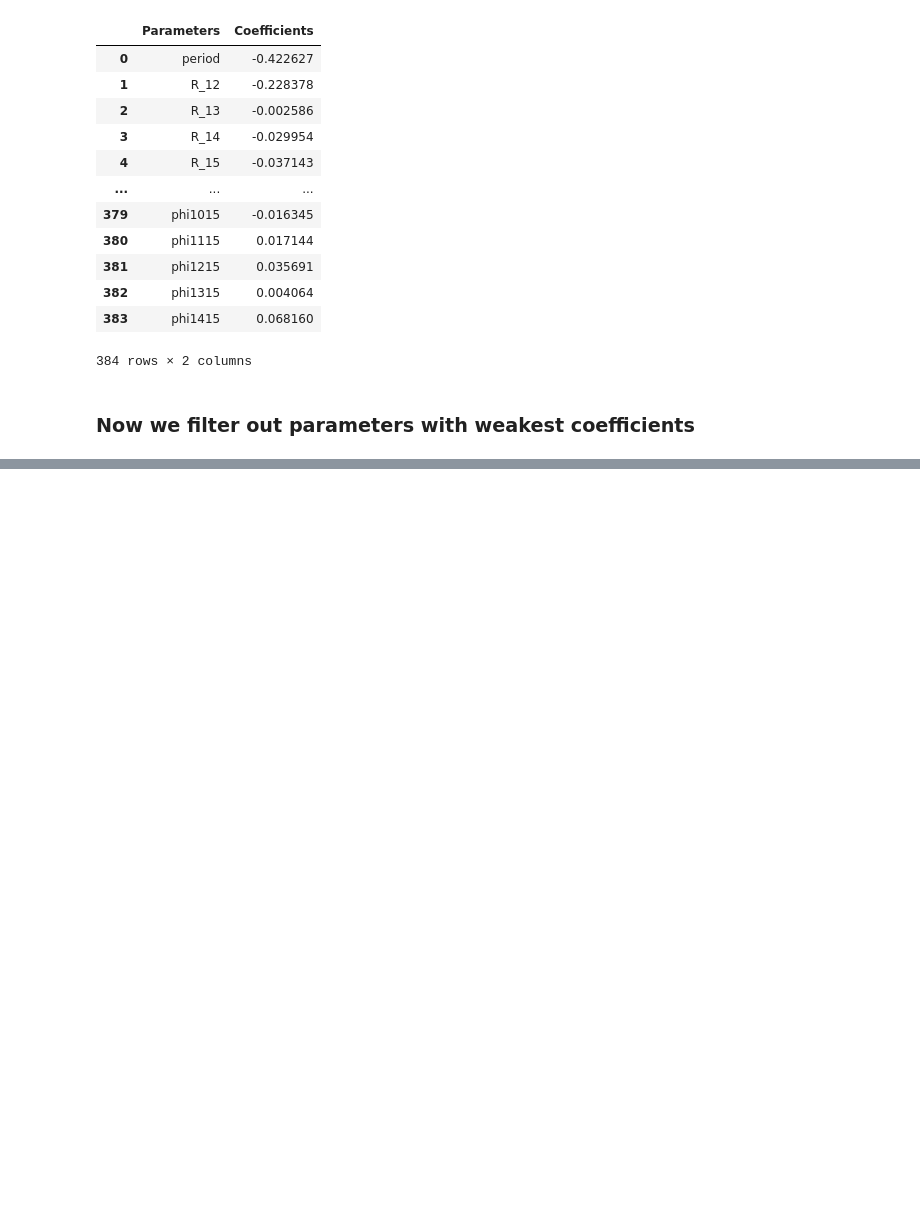
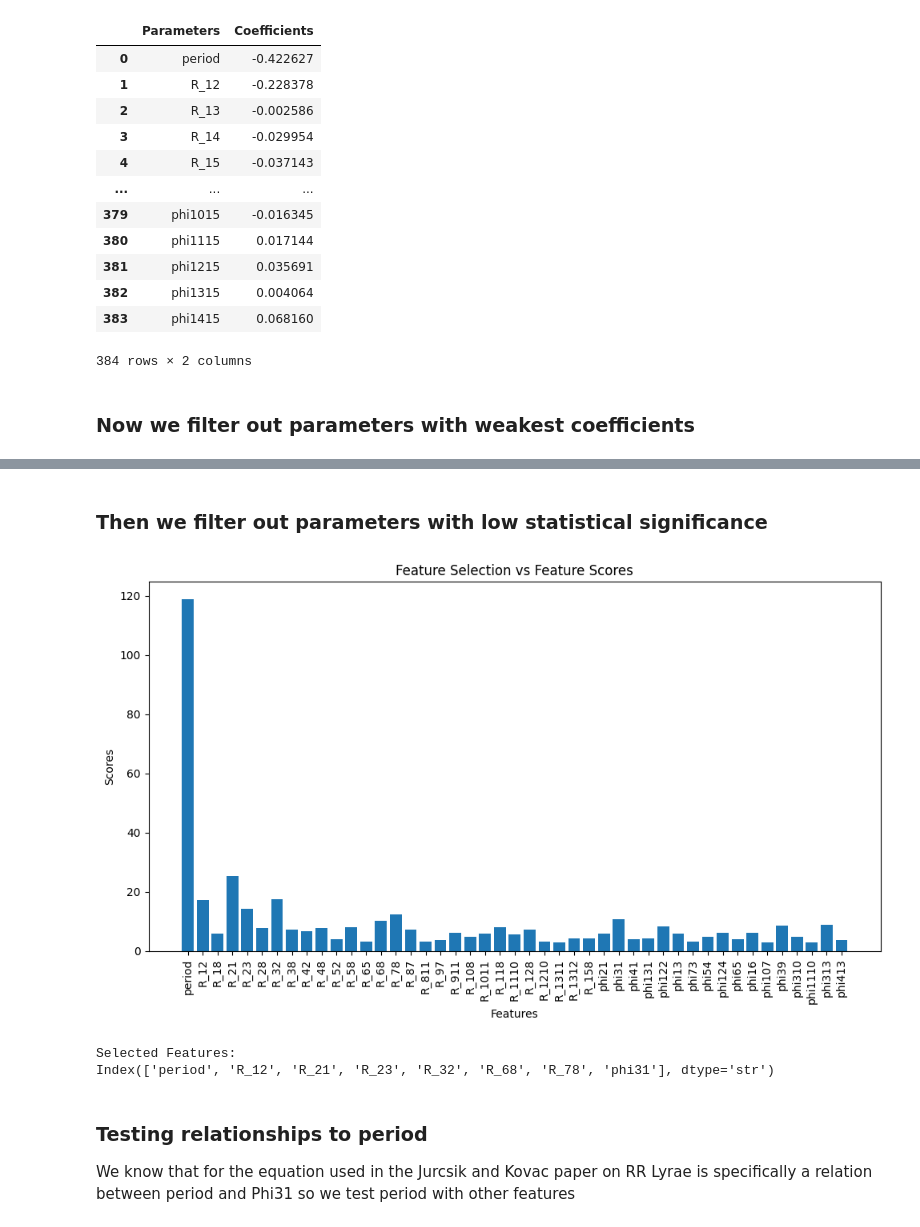
Before and after one commit to handle1337/blink, a Jupyter notebook: notebooks/blink.ipynb, the cells around one changed output, grey strips where cells are left out. Cells and saved outputs as stored; diff of their text form; code cells hidden in the pictures; blank space fills up the shorter version.

```diff
--- a/notebooks/blink.ipynb
+++ b/notebooks/blink.ipynb
@@ -317,13 +319,13 @@ coef_df
 ### Now we filter out parameters with weakest coefficients
 # %%
 param_filter = []
-
-for i, row in coef_df.iterrows():
-    greater = abs(row["Coefficients"])> 0.18
-
-    if greater:
-        param_filter.append(row["Parameters"])
-        print(row["Parameters"],row["Coefficients"])
+def filter_params(coefficients: pd.DataFrame, filter_list: list, threshold: float):
+    for i, row in coefficients.iterrows():
+        greater = abs(row["Coefficients"])> threshold
+        if greater:
+            param_filter.append(row["Parameters"])
+            print(row["Parameters"],row["Coefficients"])
+filter_params(coef_df,param_filter, .1)
 # %% [output]
 period -0.42262719377997365
 R_12 -0.22837835645795926
@@ -335,0 +347,37 @@ phi31 0.18683402249604403
+# %% [markdown]
+### Then we filter out parameters with low statistical significance
+# %%
+from sklearn.feature_selection import SelectKBest, f_regression
+
+X = test_df.filter(param_filter)
+y = jk_df["metallicity"]
+
+
+# measures P values along with F values for stat significance
+feature_selector = SelectKBest(score_func=f_regression, k=8)
+X_new = feature_selector.fit_transform(X, y)
+
+
+selected_indices = feature_selector.get_support(indices=True)
+selected_features = X.columns[selected_indices]
+
+scores = feature_selector.scores_
+
+plt.figure(figsize=(10, 6))
+plt.bar(range(len(X.columns)), scores)
+plt.xticks(range(len(X.columns)), X.columns, rotation=90)
+plt.xlabel('Features')
+plt.ylabel('Scores')
+plt.title('Feature Selection vs Feature Scores')
+plt.tight_layout()
+plt.show()
+
+print("Selected Features:")
+print(selected_features)
+# %% [output]
+[figure, added]
+Selected Features:
+Index(['period', 'R_12', 'R_21', 'R_23', 'R_32', 'R_68', 'R_78', 'phi31'], dtype='str')
+# %% [markdown]
+### Testing relationships to period
+We know that for the equation used in the Jurcsik and Kovac paper on RR Lyrae is specifically a relation between period and Phi31 so we test period with other features
```
Also changed, not shown: parts of 8 cells of this notebook.
